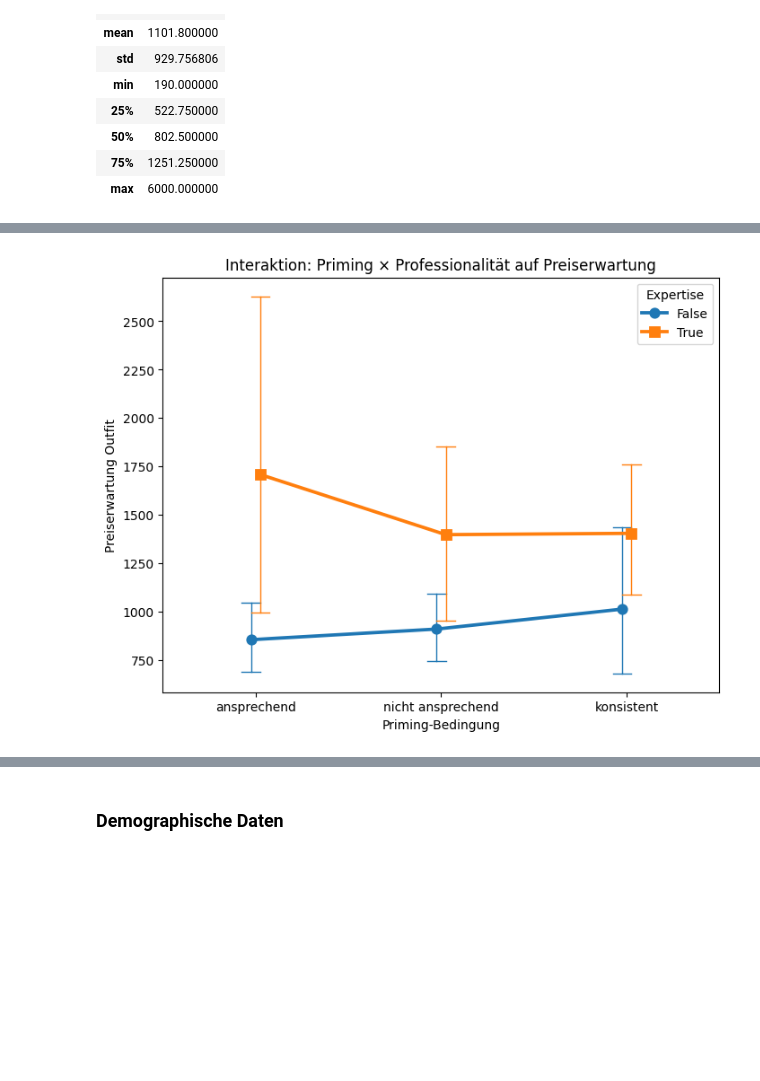
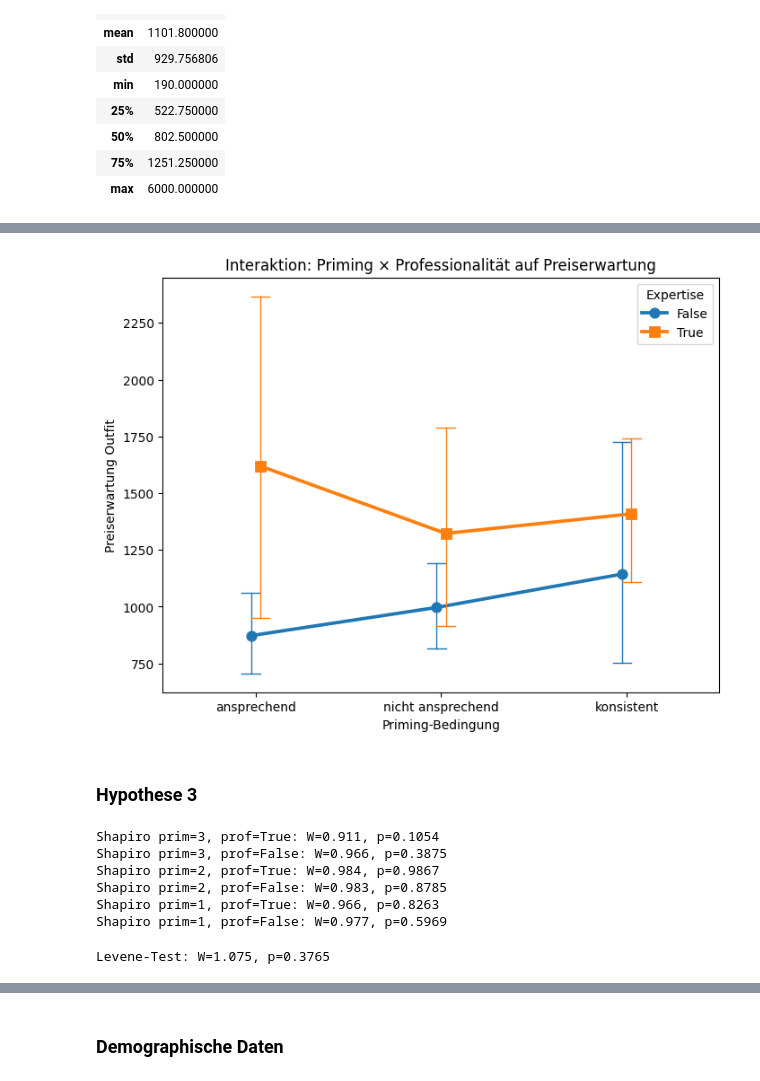
Before and after one commit to jkleinau/Datenanalyse, a Jupyter notebook: main.ipynb, the cells around one changed output, grey strips where cells are left out. Drawn from its saved outputs; the diff is of its cells as text; code cells hidden in the pictures; blank space fills up the shorter version.

```diff
--- a/main.ipynb
+++ b/main.ipynb
@@ -513,7 +526,7 @@ plt.show()
 price_columns = ['v_11376']
 q_set = get_q_columns_from_v(price_columns, inverse_map)
 columns_to_analyze = list(q_set)
-combined_df[columns_to_analyze].describe()
+combined_df['outfit_sum'] = combined_df[columns_to_analyze]
 # %% [output]
 |  | Q73 |
 | count | 150.000000 |
@@ -524,6 +537,11 @@ combined_df[columns_to_analyze].describe()
 | 50% | 802.500000 |
 | 75% | 1251.250000 |
 | max | 6000.000000 |
+# %%
+price_columns = ['v_10902', 'v_10911', 'v_10920', 'v_10929', 'v_10938', 'v_10947' ]
+q_set = get_q_columns_from_v(price_columns, inverse_map)
+columns_to_analyze = list(q_set)
+combined_df['outfit_sum'] = combined_df[columns_to_analyze].sum(axis=1)
 # %%
 for prim in combined_df['priming'].unique():
     for prof in [True, False]:
@@ -571,15 +589,17 @@ Effekt 'C(priming):C(is_professional)': F(2) = 0.77, p = 0.466, η² = 0.010 (ve
 # %%
 plt.figure(figsize=(8,6))
 sns.pointplot(
-    data=combined_df, x='priming', y='Q73', hue='is_professional',
+    data=combined_df, x='priming', y='outfit_sum', hue='is_professional',
     dodge=True, markers=['o','s'], capsize=.1, err_kws={'linewidth': 1}
 )
 plt.title('Interaktion: Priming × Professionalität auf Preiserwartung')
 plt.xlabel('Priming-Bedingung')
 # plt.yticks(range(0, 6, 1))
 plt.ylabel('Preiserwartung Outfit')
 plt.xticks([0,1,2], ['ansprechend', 'nicht ansprechend', 'konsistent'])
 plt.legend(title='Expertise')
 plt.show()
 # %% [output]
-[figure, old version]
+[figure, new version]
+# %% [markdown]
+### Hypothese 3
@@ -585,0 +611,24 @@ plt.show()
+# %%
+for prim in combined_df['priming'].unique():
+    for prof in [True, False]:
+        grp = combined_df[(combined_df['priming']==prim) & (combined_df['is_professional']==prof)]['mean_quality']
+        if len(grp) >= 3:
+            W, p = shapiro(grp)
+            print(f"Shapiro prim={prim}, prof={prof}: W={W:.3f}, p={p:.4f}")
+# %% [output]
+Shapiro prim=3, prof=True: W=0.911, p=0.1054
+Shapiro prim=3, prof=False: W=0.966, p=0.3875
+Shapiro prim=2, prof=True: W=0.984, p=0.9867
+Shapiro prim=2, prof=False: W=0.983, p=0.8785
+Shapiro prim=1, prof=True: W=0.966, p=0.8263
+Shapiro prim=1, prof=False: W=0.977, p=0.5969
+# %%
+groups = [
+    combined_df[(combined_df['priming']==prim) & (combined_df['is_professional']==prof)]['mean_quality']
+    for prim in combined_df['priming'].unique()
+    for prof in [True, False]
+]
+W_le, p_le = levene(*groups)
+print(f"\nLevene-Test: W={W_le:.3f}, p={p_le:.4f}")
+# %% [output]
+Levene-Test: W=1.075, p=0.3765
```
Also changed, not shown: parts of 13 cells of this notebook.
